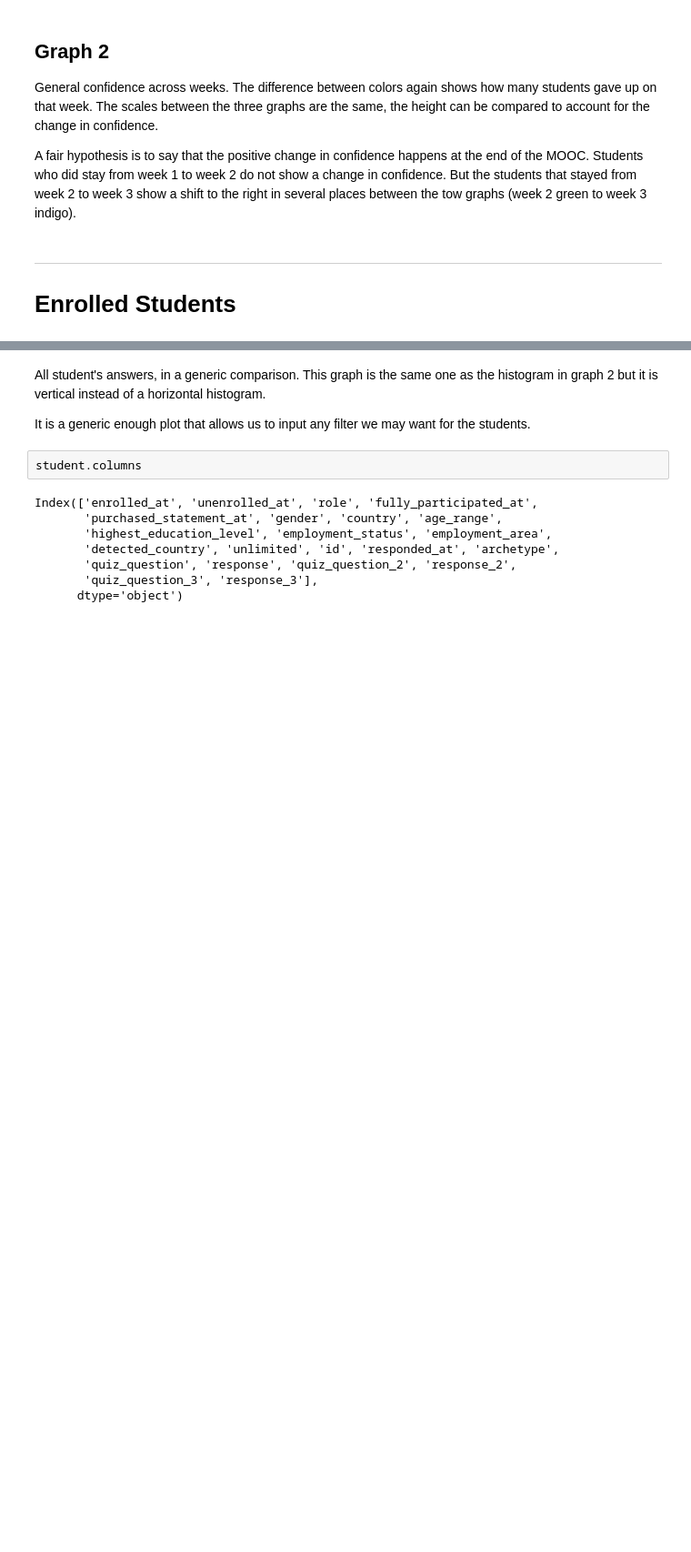
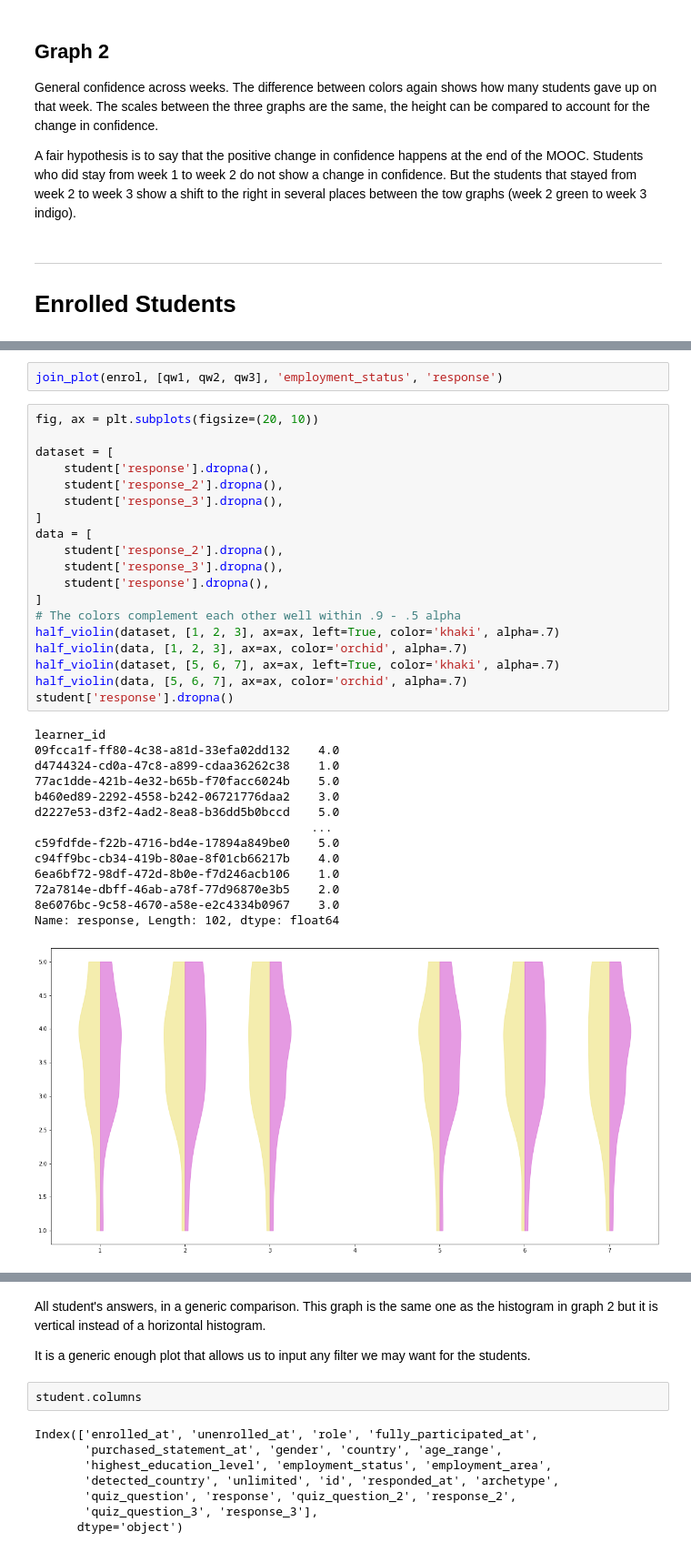
Before and after one commit to grochmal/mooc-stats, a Jupyter notebook: mooc.ipynb, the cells around one changed output, grey strips where cells are left out. Shown at 91% size. Cells and saved outputs as stored; diff of their text form; blank space fills up the shorter version.

Commit message:
defined data model

```diff
--- a/mooc.ipynb
+++ b/mooc.ipynb
@@ -257,3 +653,39 @@ def plot_confidence(series, label, ax, scale=2000):
+# %%
+join_plot(enrol, [qw1, qw2, qw3], 'employment_status', 'response')
+# %%
+fig, ax = plt.subplots(figsize=(20, 10))
+
+dataset = [
+    student['response'].dropna(),
+    student['response_2'].dropna(),
+    student['response_3'].dropna(),
+]
+data = [
+    student['response_2'].dropna(),
+    student['response_3'].dropna(),
+    student['response'].dropna(),
+]
+# The colors complement each other well within .9 - .5 alpha
+half_violin(dataset, [1, 2, 3], ax=ax, left=True, color='khaki', alpha=.7)
+half_violin(data, [1, 2, 3], ax=ax, color='orchid', alpha=.7)
+half_violin(dataset, [5, 6, 7], ax=ax, left=True, color='khaki', alpha=.7)
+half_violin(data, [5, 6, 7], ax=ax, color='orchid', alpha=.7)
+student['response'].dropna()
+# %% [output]
+learner_id
+09fcca1f-ff80-4c38-a81d-33efa02dd132    4.0
+d4744324-cd0a-47c8-a899-cdaa36262c38    1.0
+77ac1dde-421b-4e32-b65b-f70facc6024b    5.0
+b460ed89-2292-4558-b242-06721776daa2    3.0
+d2227e53-d3f2-4ad2-8ea8-b36dd5b0bccd    5.0
+                                       ...
+c59fdfde-f22b-4716-bd4e-17894a849be0    5.0
+c94ff9bc-cb34-419b-80ae-8f01cb66217b    4.0
+6ea6bf72-98df-472d-8b0e-f7d246acb106    1.0
+72a7814e-dbff-46ab-a78f-77d96870e3b5    2.0
+8e6076bc-9c58-4670-a58e-e2c4334b0967    3.0
+Name: response, Length: 102, dtype: float64
+[figure, added]
 # %%
 fig, ax = plt.subplots(figsize=(20, 10))
 
```
Also changed, not shown: parts of 46 cells of this notebook.
